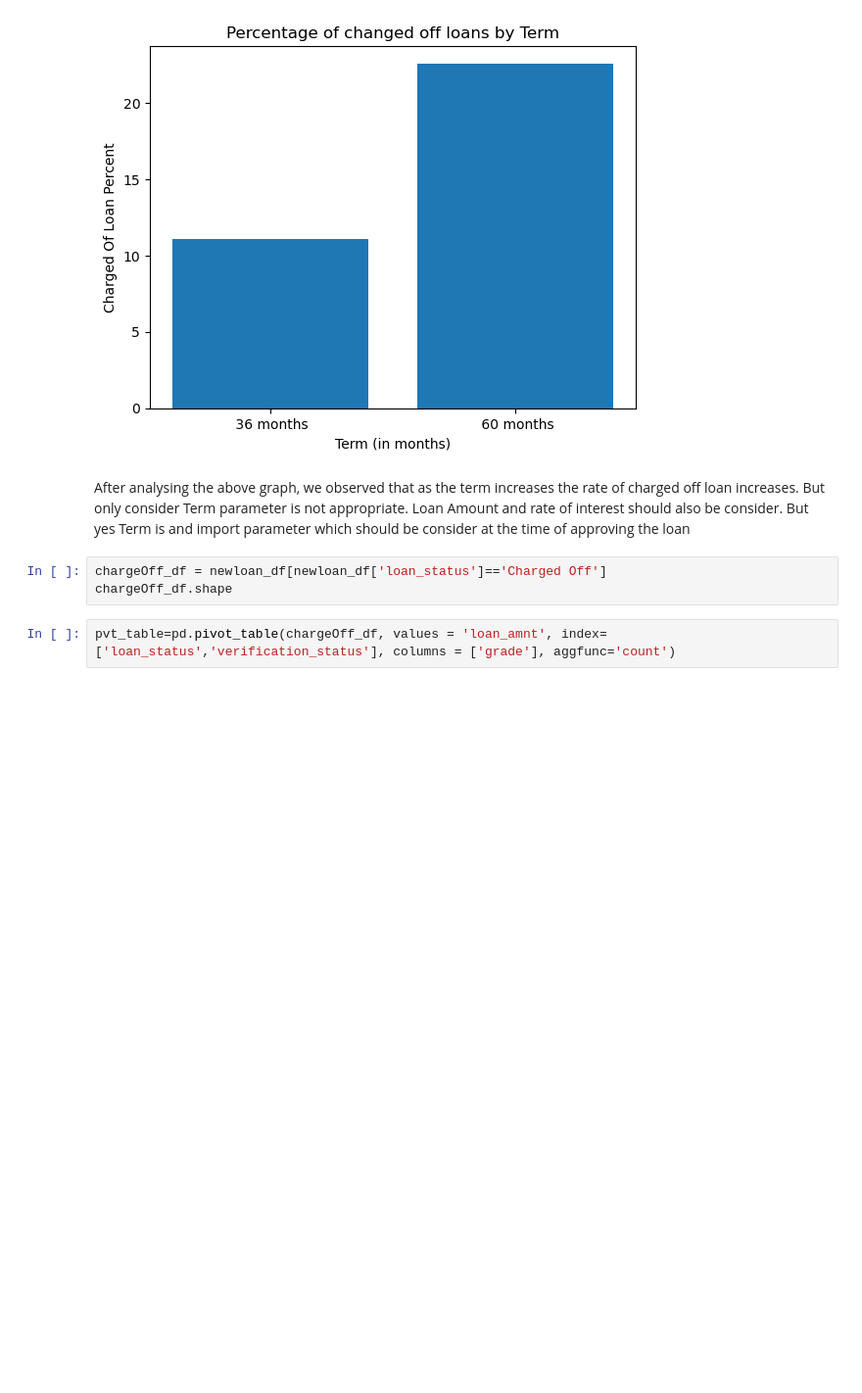
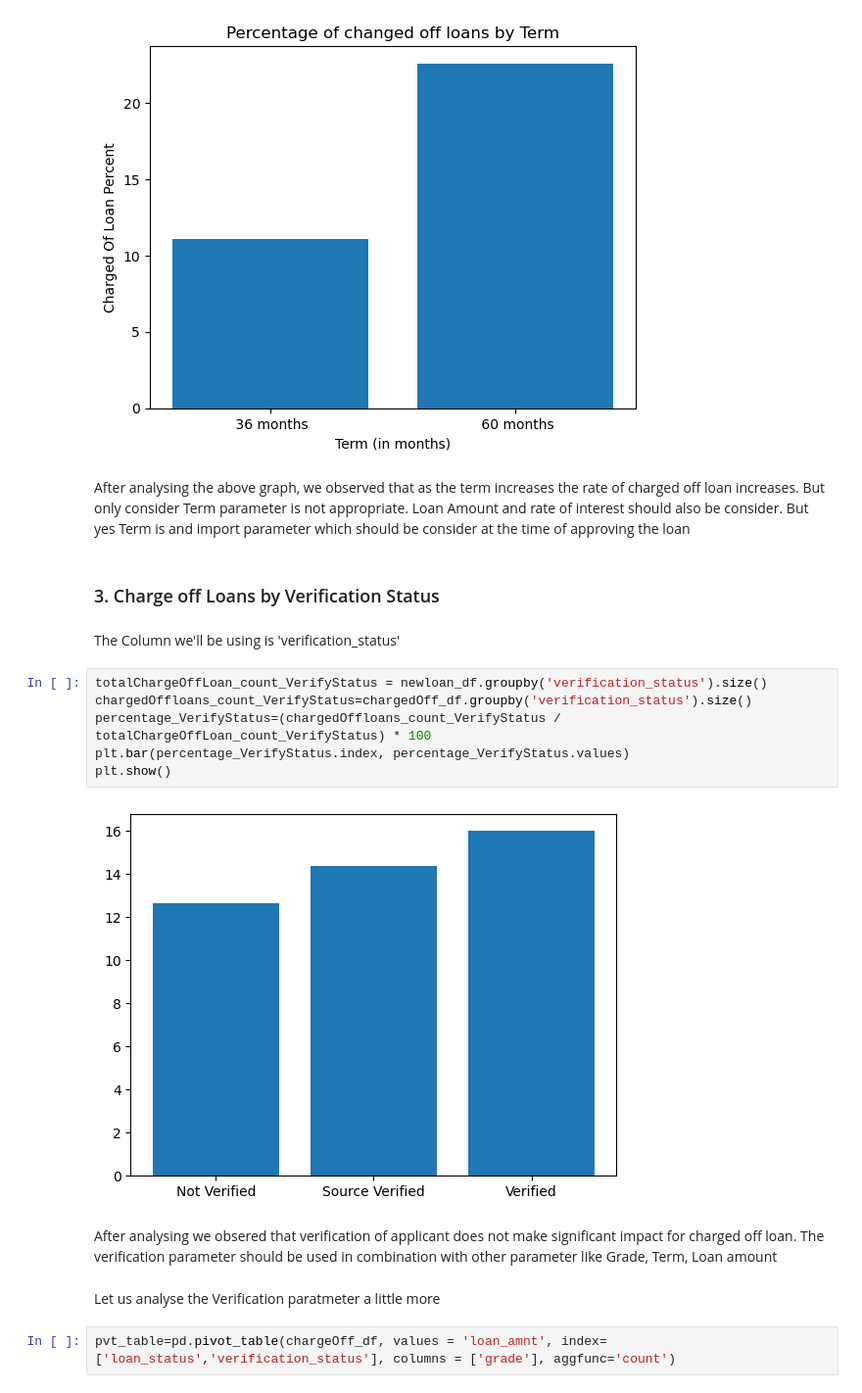
Before and after one commit to kedarlachke/LendingClubCaseStudy, a Jupyter notebook: Group_Facilitator_KedarLachke.ipynb, the cells around one changed output. Shown at 98% size. Saved outputs shown, nothing was run; the diff lists cells and outputs as text; blank space fills up the shorter version.

Commit message:
Plotting charged off loans by Verification status

```diff
--- a/Group_Facilitator_KedarLachke.ipynb
+++ b/Group_Facilitator_KedarLachke.ipynb
@@ -334,9 +334,22 @@ plt.show()
 After analysing the above graph, we observed that as the term increases the rate of charged off loan increases.
 But only consider Term parameter is not appropriate. Loan Amount and rate of interest should also be consider.
 But yes Term is and import parameter which should be consider at the time of approving the loan
-# %%
-chargeOff_df = newloan_df[newloan_df['loan_status']=='Charged Off']
-chargeOff_df.shape
+# %% [markdown]
+### 3. Charge off Loans by Verification Status
+# %% [markdown]
+The Column we'll be using is 'verification_status'
+# %%
+totalChargeOffLoan_count_VerifyStatus = newloan_df.groupby('verification_status').size()
+chargedOffloans_count_VerifyStatus=chargedOff_df.groupby('verification_status').size()
+percentage_VerifyStatus=(chargedOffloans_count_VerifyStatus / totalChargeOffLoan_count_VerifyStatus) * 100
+plt.bar(percentage_VerifyStatus.index, percentage_VerifyStatus.values)
+plt.show()
+# %% [output]
+[figure, added]
+# %% [markdown]
+After analysing we obsered that verification of applicant does not make significant impact for charged off loan. The verification parameter should be used in combination with other parameter like Grade, Term, Loan amount
+# %% [markdown]
+Let us analyse the Verification paratmeter a little more
 # %%
 pvt_table=pd.pivot_table(chargeOff_df, values = 'loan_amnt', index=['loan_status','verification_status'], columns = ['grade'], aggfunc='count')
 # %%
```
